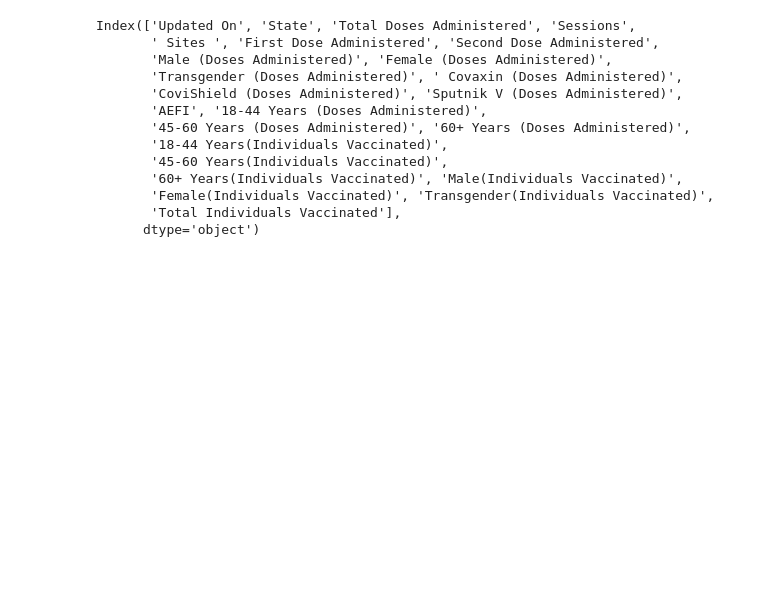
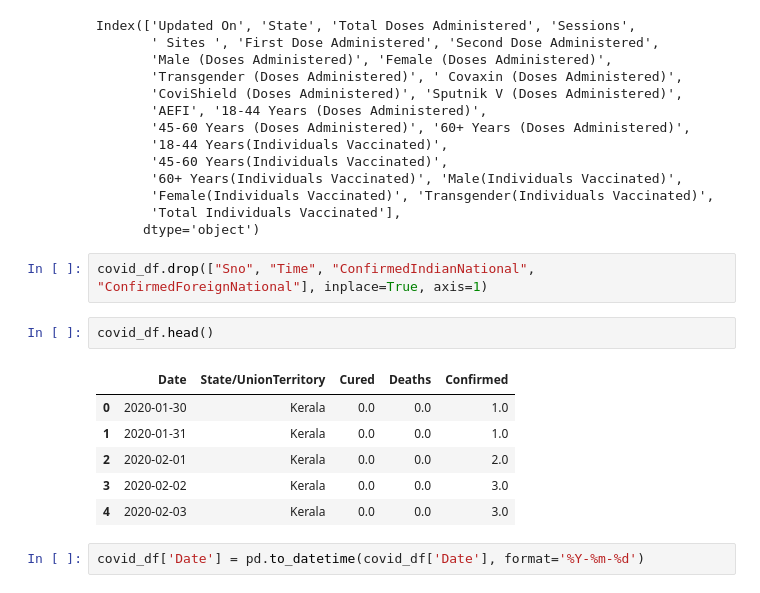
Before and after one commit to Amanmishra03/data-analysis---project, a Jupyter notebook: corona analysis/corona_analysis.ipynb, the cells around one changed output. Saved outputs shown, nothing was run; the diff lists cells and outputs as text; blank space fills up the shorter version.

```diff
--- a/corona analysis/corona_analysis.ipynb
+++ b/corona analysis/corona_analysis.ipynb
@@ -55,3 +165,16 @@ Index(['Updated On', 'State', 'Total Doses Administered', 'Sessions',
        'Female(Individuals Vaccinated)', 'Transgender(Individuals Vaccinated)',
        'Total Individuals Vaccinated'],
       dtype='object')
+# %%
+covid_df.drop(["Sno", "Time", "ConfirmedIndianNational", "ConfirmedForeignNational"], inplace=True, axis=1)
+# %%
+covid_df.head()
+# %% [output]
+|  | Date | State/UnionTerritory | Cured | Deaths | Confirmed |
+| 0 | 2020-01-30 | Kerala | 0.0 | 0.0 | 1.0 |
+| 1 | 2020-01-31 | Kerala | 0.0 | 0.0 | 1.0 |
+| 2 | 2020-02-01 | Kerala | 0.0 | 0.0 | 2.0 |
+| 3 | 2020-02-02 | Kerala | 0.0 | 0.0 | 3.0 |
+| 4 | 2020-02-03 | Kerala | 0.0 | 0.0 | 3.0 |
+# %%
+covid_df['Date'] = pd.to_datetime(covid_df['Date'], format='%Y-%m-%d')
```
Also changed, not shown: parts of 12 cells of this notebook.
